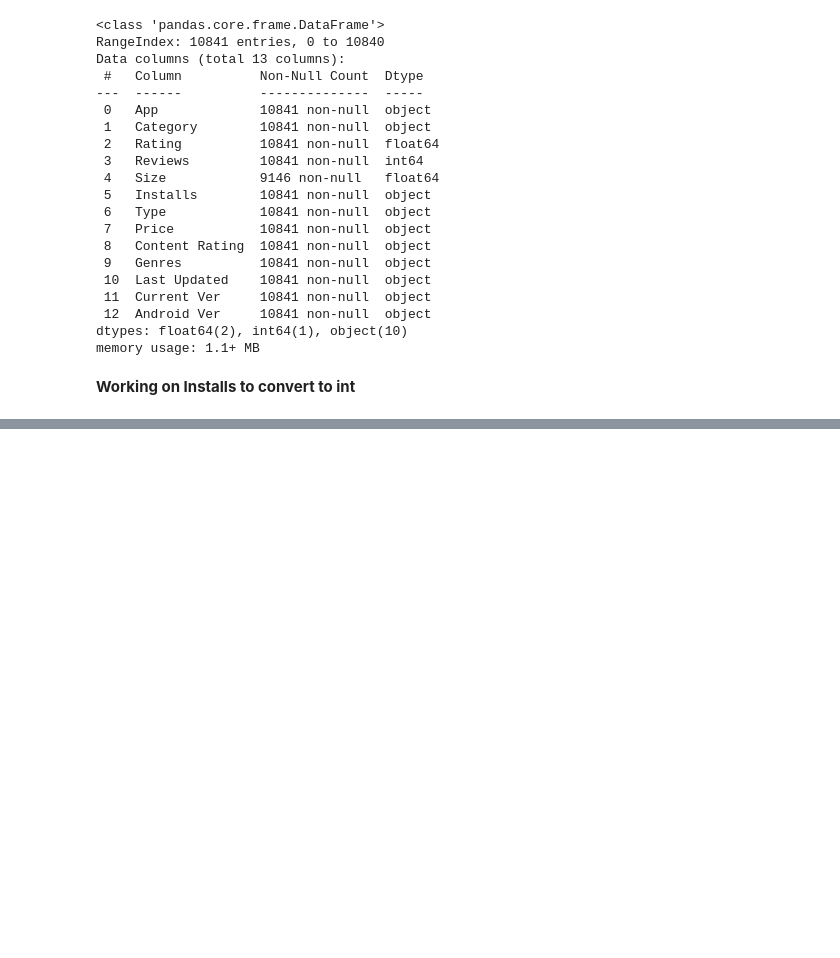
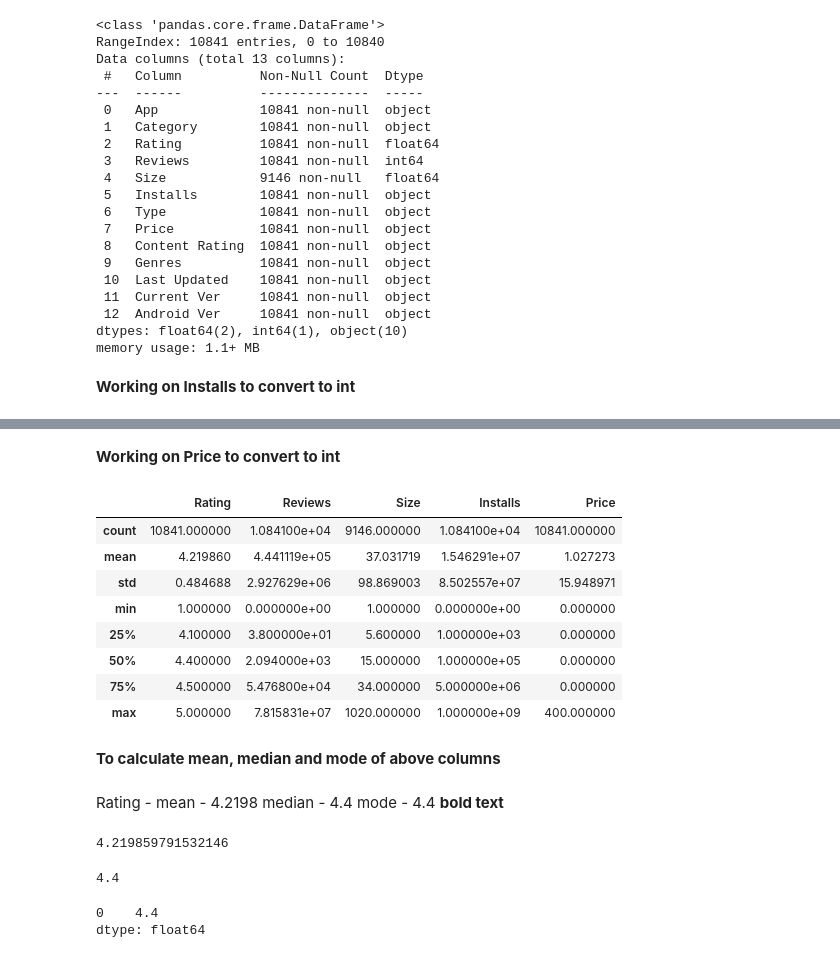
Before and after one commit to amolsapkal16/EDA_Play-store-analysis, a Jupyter notebook: Play_Store_App_Review_Analysis_Amol_Sapkal_Capstone_Project.ipynb, the cells around one changed output, grey strips where cells are left out. Saved outputs shown, nothing was run; the diff lists cells and outputs as text; code cells hidden in the pictures; blank space fills up the shorter version.

```diff
--- a/Play_Store_App_Review_Analysis_Amol_Sapkal_Capstone_Project.ipynb
+++ b/Play_Store_App_Review_Analysis_Amol_Sapkal_Capstone_Project.ipynb
@@ -551,0 +571,4 @@ Name: Installs, Length: 10841, dtype: int64
+# %% [markdown]
+**Working on Price to convert to int**
+# %%
+Play_store_dataIndex1['Price'] = Play_store_dataIndex1['Price'].str.replace('$','')
@@ -551,0 +577,32 @@ Name: Installs, Length: 10841, dtype: int64
+# %%
+Play_store_dataIndex1.describe()
+# %% [output]
+|  | Rating | Reviews | Size | Installs | Price |
+| count | 10841.000000 | 1.084100e+04 | 9146.000000 | 1.084100e+04 | 10841.000000 |
+| mean | 4.219860 | 4.441119e+05 | 37.031719 | 1.546291e+07 | 1.027273 |
+| std | 0.484688 | 2.927629e+06 | 98.869003 | 8.502557e+07 | 15.948971 |
+| min | 1.000000 | 0.000000e+00 | 1.000000 | 0.000000e+00 | 0.000000 |
+| 25% | 4.100000 | 3.800000e+01 | 5.600000 | 1.000000e+03 | 0.000000 |
+| 50% | 4.400000 | 2.094000e+03 | 15.000000 | 1.000000e+05 | 0.000000 |
+| 75% | 4.500000 | 5.476800e+04 | 34.000000 | 5.000000e+06 | 0.000000 |
+| max | 5.000000 | 7.815831e+07 | 1020.000000 | 1.000000e+09 | 400.000000 |
+# %% [markdown]
+**To calculate mean, median and mode of above columns**
+# %% [markdown]
+Rating -
+mean - 4.2198
+median - 4.4
+mode - 4.4 **bold text**
+# %%
+Play_store_dataIndex1['Rating'].mean()
+# %% [output]
+4.219859791532146
+# %%
+Play_store_dataIndex1['Rating'].median()
+# %% [output]
+4.4
+# %%
+Play_store_dataIndex1['Rating'].mode()
+# %% [output]
+0    4.4
+dtype: float64
```
Also changed, not shown: parts of 5 cells of this notebook.
